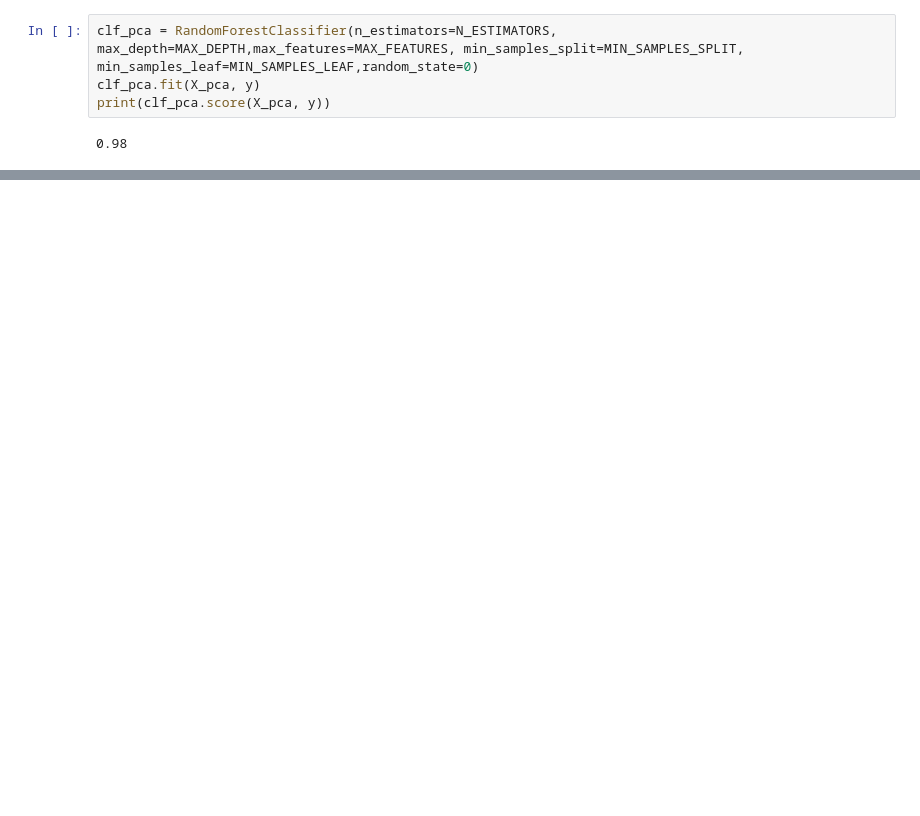
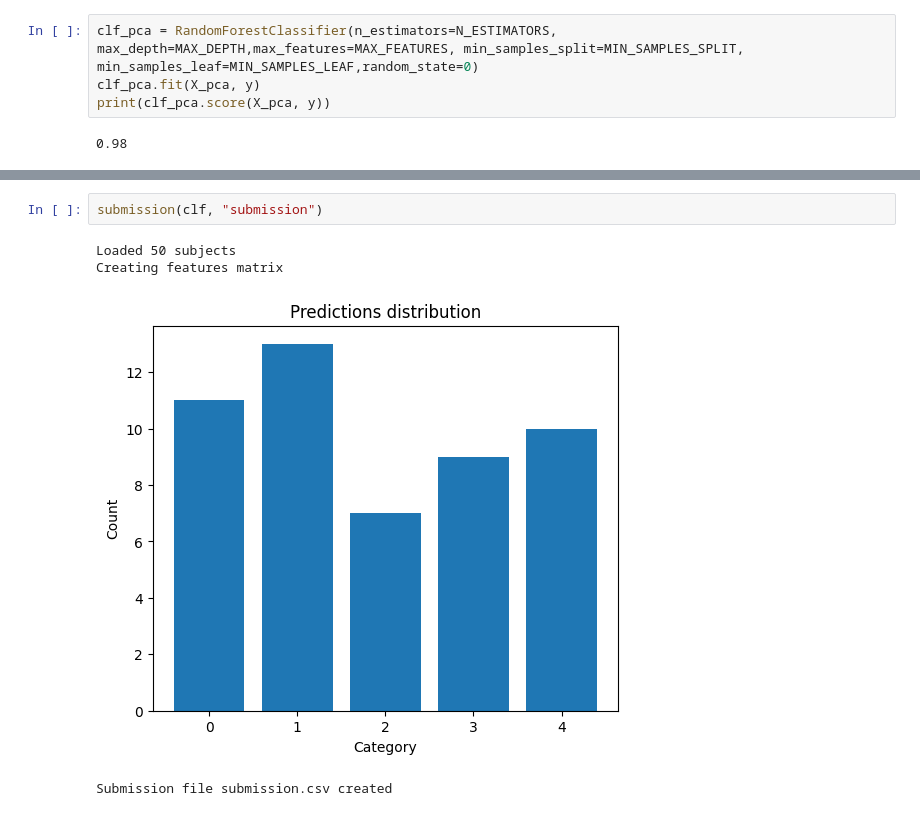
Before and after one commit to clementgilli/Cardiac-Pathology-Prediction, a Jupyter notebook: worksheet.ipynb, the cells around one changed output, grey strips where cells are left out. Cells and saved outputs as stored; diff of their text form; blank space fills up the shorter version.

```diff
--- a/worksheet.ipynb
+++ b/worksheet.ipynb
@@ -124,3 +177,10 @@ plt.show()
+# %%
+submission(clf, "submission")
+# %% [output]
+Loaded 50 subjects
+Creating features matrix
+[figure, added]
+Submission file submission.csv created
 # %%
 submission(clf_pca, "submission", pca=pca)
 # %% [output]
```
Also changed, not shown: parts of 11 cells of this notebook, 3 other files.
